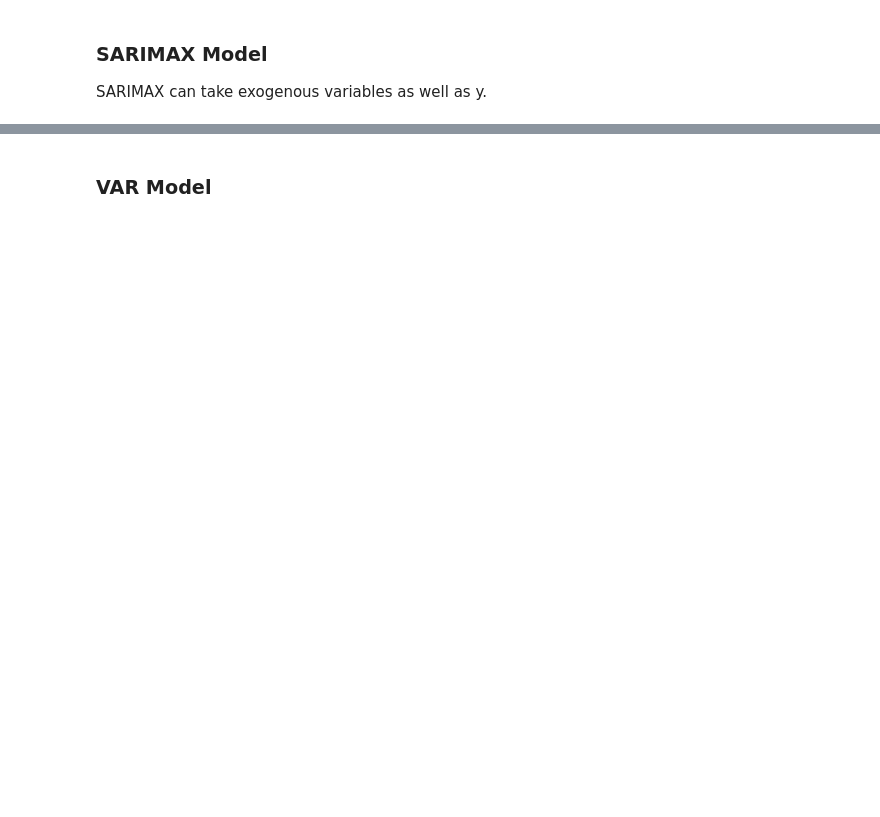
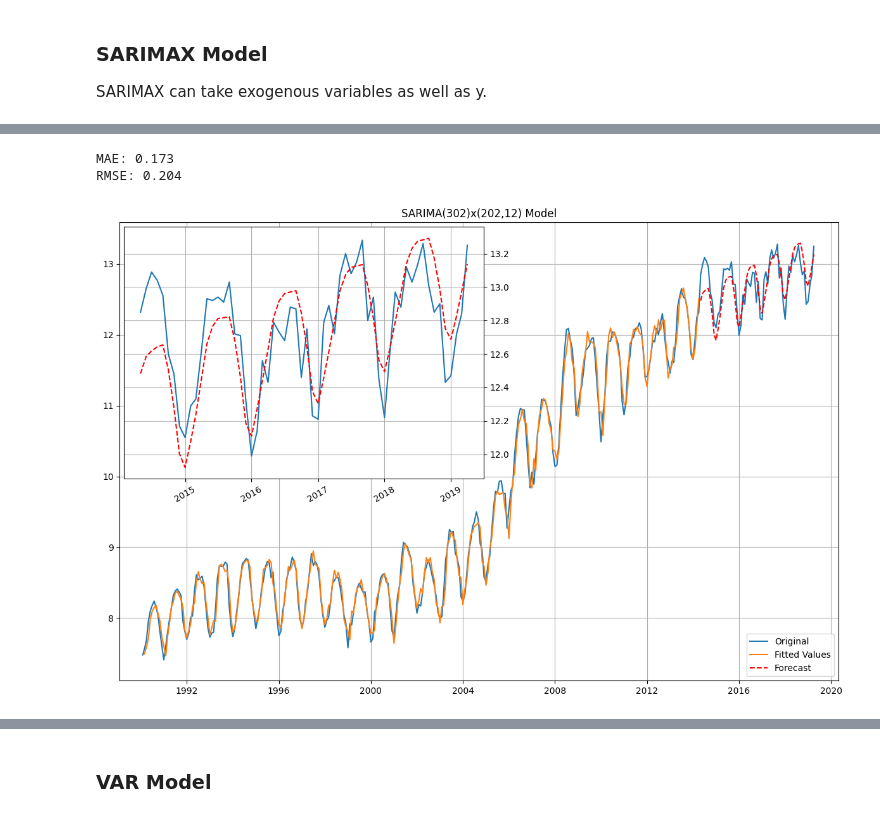
Before and after one commit to bktakacs/springboard_dsc_capstone3, a Jupyter notebook: pp-model.ipynb, the cells around one changed output, grey strips where cells are left out. Drawn from its saved outputs; the diff is of its cells as text; code cells hidden in the pictures; blank space fills up the shorter version.

```diff
--- a/pp-model.ipynb
+++ b/pp-model.ipynb
@@ -308,0 +286,6 @@ SARIMAX can take exogenous variables as well as y.
+# %%
+model_sarima_auto = auto_arima(y=ytrain, #endogenous data,
+                               X=extrain, #exogenous data
+                               seasonal=True, #SARIMA
+                               m=12, # monthly frequency
+                               )
@@ -308,0 +299,11 @@ SARIMAX can take exogenous variables as well as y.
+# %%
+model_sarima_auto1 = SARIMAX(endog=ytrain,
+                             exog=extrain,
+                             order=model_sarima_auto.order,
+                             seasonal_order=model_sarima_auto.seasonal_order,
+                             )
+
+model_sarima_auto1_fit = model_sarima_auto1.fit(disp=False)
+print(model_sarima_auto1_fit.summary())
+
+pred_sarima_auto1 = model_sarima_auto1_fit.forecast(steps=forecast_length, exog=extest[:forecast_length])
@@ -309 +328,32 @@ SARIMAX can take exogenous variables as well as y.
+# %%
+print('MAE: {:.3f}\nRMSE: {:.3f}'.format(
+    mean_absolute_error(ytest[:forecast_length], pred_sarima_auto1),
+    root_mean_squared_error(ytest[:forecast_length], pred_sarima_auto1)
+))
+
+# Plot
+fig, ax = plt.subplots(1, figsize=(12,8))
+ax.plot(pd.concat([ytrain, ytest[:forecast_length]]), label='Original')
+ax.plot(model_sarima_auto1_fit.fittedvalues[1:], label='Fitted Values')
+ax.plot(pred_sarima_auto1, c='r', ls='--', label='Forecast')
+ax.grid(True)
+ax.legend(loc='lower right')
+inset = inset_axes(ax, width="50%", height="55%", loc=2)
+inset.plot(ytest[:forecast_length])
+inset.plot(pred_sarima_auto1, c='r', ls='--')
+inset.grid(visible=True)
+inset.yaxis.set_label_position("right")
+inset.yaxis.tick_right()
+inset.set_xticklabels(labels=inset.get_xticklabels(), rotation=30)
+ax.set_xlim(
+    datetime.date(train.index[0].year-1,train.index[0].month,1),
+    datetime.date(test.index[forecast_length].year+1,test.index[forecast_length].month, 1)
+)
+ax.set_title('SARIMA(302)x(202,12) Model')
+plt.tight_layout()
+plt.show()
+# %% [output]
+MAE: 0.173
+RMSE: 0.204
+[figure, added]
 # %%
```
Also changed, not shown: parts of 42 cells of this notebook.
